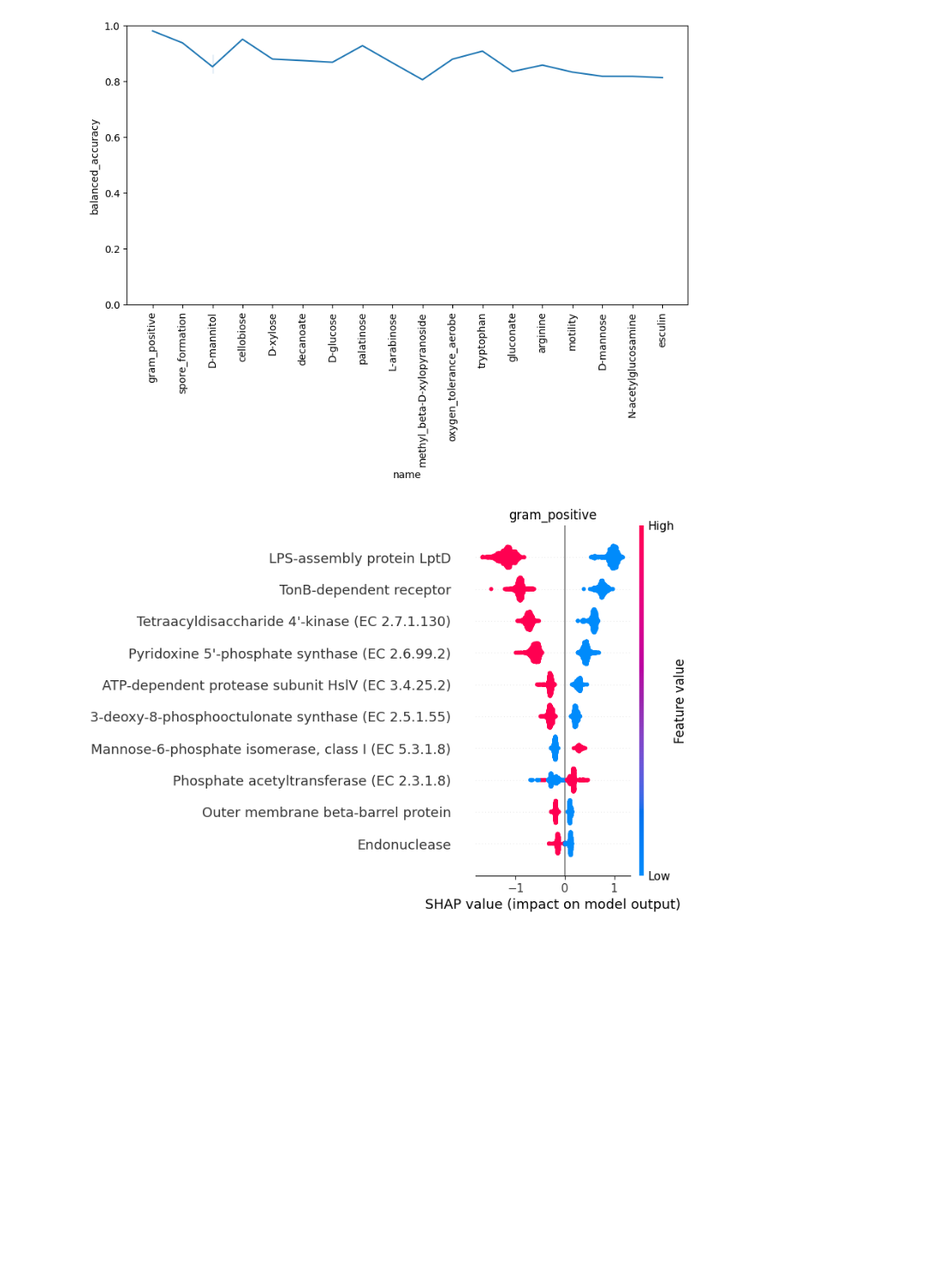
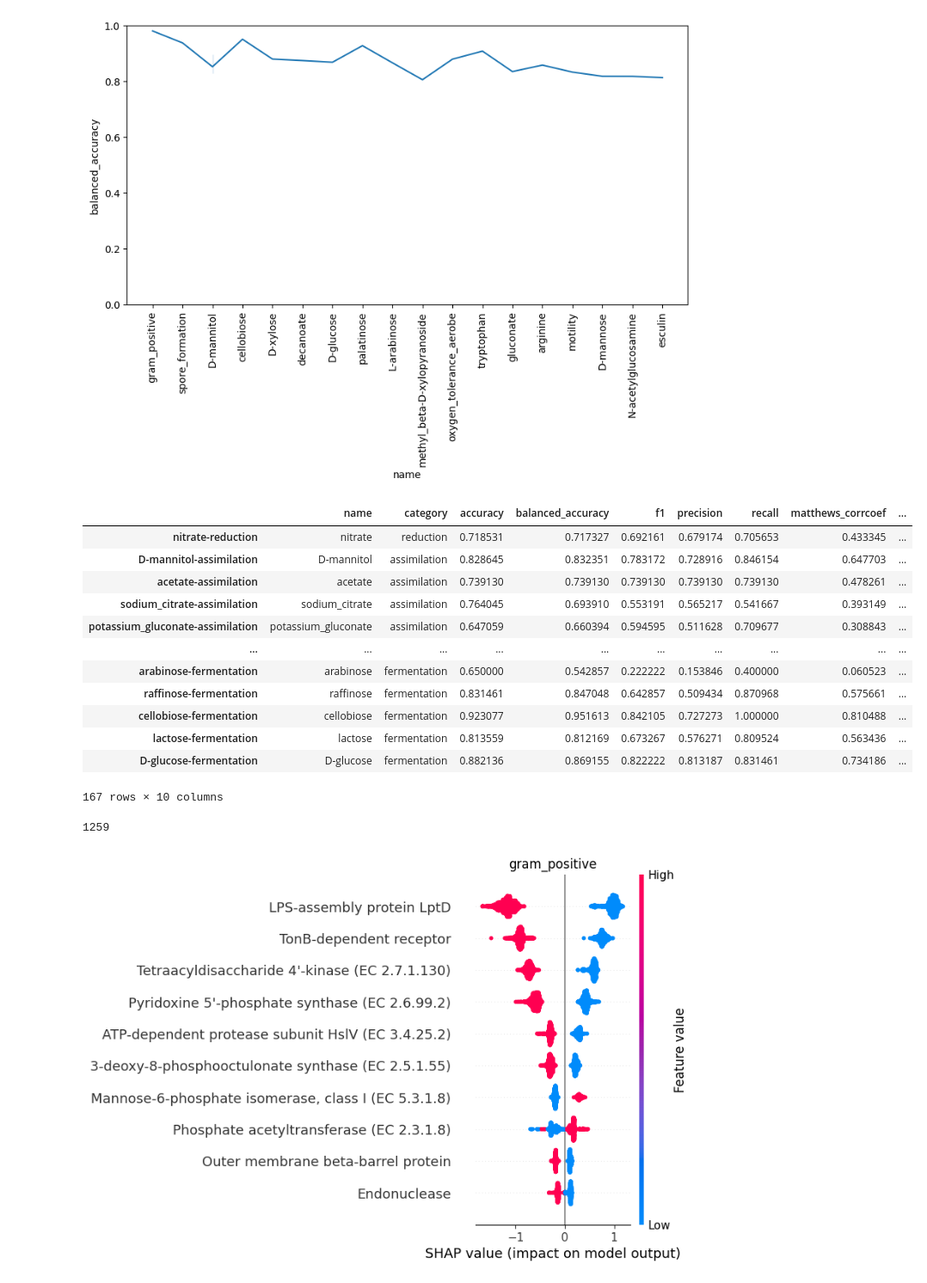
Before and after one commit to kbasecollaborations/trait-prediction, a Jupyter notebook: notebooks/aggregate_ml_results.ipynb, the cells around one changed output. Shown: that part at 86% size. Cells and saved outputs as stored; diff of their text form; code cells hidden in the pictures; blank space fills up the shorter version.

```diff
--- a/notebooks/aggregate_ml_results.ipynb
+++ b/notebooks/aggregate_ml_results.ipynb
@@ -144,6 +143,8 @@ import pickle
 # %%
 def get_predictors(row: pd.Series, output_folder: pathlib.Path):
     cat = row["category"]
+    if cat is np.nan:
+        cat = "NA"
     name = row["name"]
     file_path = output_folder / f"{cat}/{name}/phenotype_predictor.pkl"
     with open(file_path, "rb") as f:
@@ -153,0 +164,16 @@ top20_scores_df["predictors"] = top20_scores_df.apply(get_predictors, axis=1, ar
+# %%
+all_scores_df
+# %% [output]
+|  | name | category | accuracy | balanced_accuracy | f1 | precision | recall | matthews_corrcoef | ... |
+| nitrate-reduction | nitrate | reduction | 0.718531 | 0.717327 | 0.692161 | 0.679174 | 0.705653 | 0.433345 | ... |
+| D-mannitol-assimilation | D-mannitol | assimilation | 0.828645 | 0.832351 | 0.783172 | 0.728916 | 0.846154 | 0.647703 | ... |
+| acetate-assimilation | acetate | assimilation | 0.739130 | 0.739130 | 0.739130 | 0.739130 | 0.739130 | 0.478261 | ... |
+| sodium_citrate-assimilation | sodium_citrate | assimilation | 0.764045 | 0.693910 | 0.553191 | 0.565217 | 0.541667 | 0.393149 | ... |
+| potassium_gluconate-assimilation | potassium_gluconate | assimilation | 0.647059 | 0.660394 | 0.594595 | 0.511628 | 0.709677 | 0.308843 | ... |
+| ... | ... | ... | ... | ... | ... | ... | ... | ... | ... |
+| arabinose-fermentation | arabinose | fermentation | 0.650000 | 0.542857 | 0.222222 | 0.153846 | 0.400000 | 0.060523 | ... |
+| raffinose-fermentation | raffinose | fermentation | 0.831461 | 0.847048 | 0.642857 | 0.509434 | 0.870968 | 0.575661 | ... |
+| cellobiose-fermentation | cellobiose | fermentation | 0.923077 | 0.951613 | 0.842105 | 0.727273 | 1.000000 | 0.810488 | ... |
+| lactose-fermentation | lactose | fermentation | 0.813559 | 0.812169 | 0.673267 | 0.576271 | 0.809524 | 0.563436 | ... |
+| D-glucose-fermentation | D-glucose | fermentation | 0.882136 | 0.869155 | 0.822222 | 0.813187 | 0.831461 | 0.734186 | ... |
+167 rows × 10 columns
@@ -157,6 +185,11 @@ import shap
 from trait_prediction.utils import read_rast_features
 # %%
 features, id_dict = read_rast_features("../data/raw/rast_features.tsv")
+# %%
+predictor = top20_scores_df.iloc[0]["predictors"]
+predictor.phenotype.phenotype_data.value_counts().loc[1]
+# %% [output]
+1259
 # %%
 def plot_shap_summary(df, name, id_dict):
     predictor = df.loc[name, "predictors"]
```
Also changed, not shown: parts of 10 cells of this notebook.
